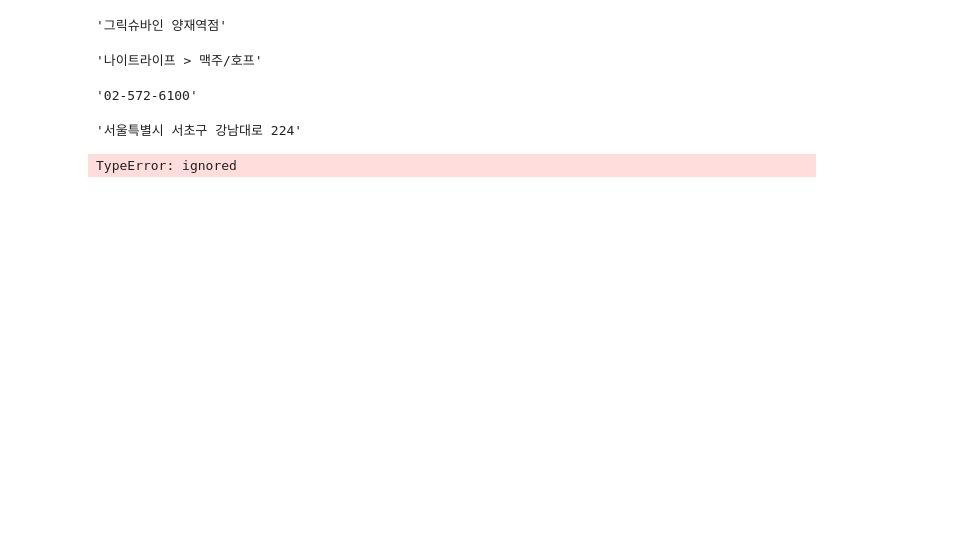
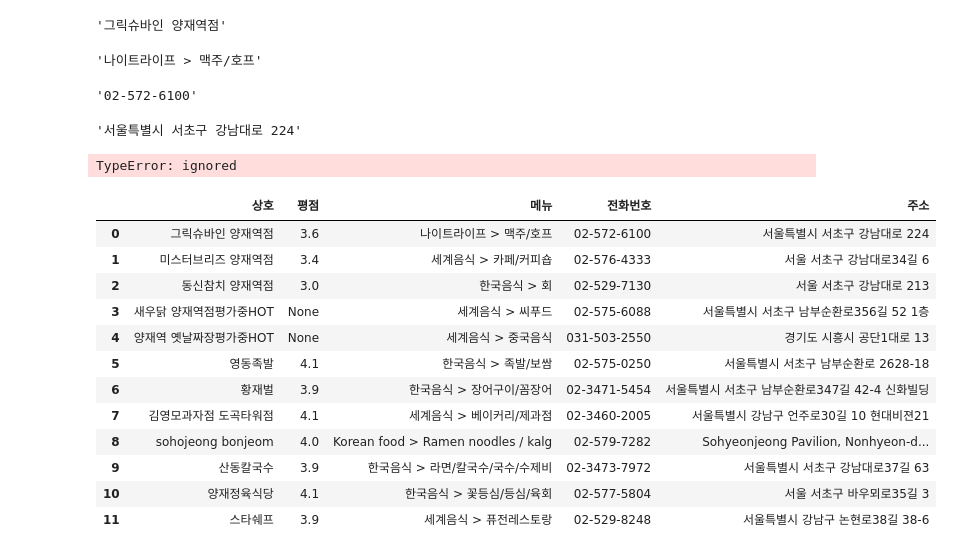
Before and after one commit to rubinkim/DataAnalysis, a Jupyter notebook: 05.Crawling/Web/03_식신.ipynb, the cells around one changed output. Drawn from its saved outputs; the diff is of its cells as text; code cells hidden in the pictures; blank space fills up the shorter version.

```diff
--- a/05.Crawling/Web/03_식신.ipynb
+++ b/05.Crawling/Web/03_식신.ipynb
@@ -44,6 +50,3 @@ score = store.select_one('h3 > strong').string
 score
 # %% [output]
 '3.6'
-# %%
-import re
-pattern = re.compile()
@@ -97,3 +93,43 @@ for li in lis:
     addr_list.append(addr)
 # %% [output]
 TypeError: ignored
+# %%
+name_list, score_list, menu_list, tel_list, addr_list = [], [], [], [], []
+import re
+pattern = r'[0-9]+[\w\.]+$'
+
+for li in lis:
+    href = li.select_one('a')['href']
+    url = base_url + href
+    req = requests.get(url)
+    sub_soup = BeautifulSoup(req.text, 'html.parser')
+    store = sub_soup.select_one('.title')
+    info = store.find('h3').get_text()
+    score = store.select_one('h3 > strong').string
+    name = re.sub(pattern, '', info)
+    menu = sub_soup.select('.store_info p')[1].get_text()
+    tel = sub_soup.select_one('.p_tel p').get_text()
+    addr = sub_soup.select_one('.txt_adr').string
+
+    name_list.append(name)
+    score_list.append(score)
+    menu_list.append(menu)
+    tel_list.append(tel)
+    addr_list.append(addr)
+# %%
+food_df = pd.DataFrame(dict(상호=name_list, 평점=score_list, 메뉴=menu_list, 전화번호=tel_list, 주소=addr_list))
+food_df
+# %% [output]
+|  | 상호 | 평점 | 메뉴 | 전화번호 | 주소 |
+| 0 | 그릭슈바인 양재역점 | 3.6 | 나이트라이프 > 맥주/호프 | 02-572-6100 | 서울특별시 서초구 강남대로 224 |
+| 1 | 미스터브리즈 양재역점 | 3.4 | 세계음식 > 카페/커피숍 | 02-576-4333 | 서울 서초구 강남대로34길 6 |
+| 2 | 동신참치 양재역점 | 3.0 | 한국음식 > 회 | 02-529-7130 | 서울 서초구 강남대로 213 |
+| 3 | 새우닭 양재역점평가중HOT | None | 세계음식 > 씨푸드 | 02-575-6088 | 서울특별시 서초구 남부순환로356길 52 1층 |
+| 4 | 양재역 옛날짜장평가중HOT | None | 세계음식 > 중국음식 | 031-503-2550 | 경기도 시흥시 공단1대로 13 |
+| 5 | 영동족발 | 4.1 | 한국음식 > 족발/보쌈 | 02-575-0250 | 서울특별시 서초구 남부순환로 2628-18 |
+| 6 | 황재벌 | 3.9 | 한국음식 > 장어구이/꼼장어 | 02-3471-5454 | 서울특별시 서초구 남부순환로347길 42-4 신화빌딩 |
+| 7 | 김영모과자점 도곡타워점 | 4.1 | 세계음식 > 베이커리/제과점 | 02-3460-2005 | 서울특별시 강남구 언주로30길 10 현대비젼21 |
+| 8 | sohojeong bonjeom | 4.0 | Korean food > Ramen noodles / kalg | 02-579-7282 | Sohyeonjeong Pavilion, Nonhyeon-d... |
+| 9 | 산동칼국수 | 3.9 | 한국음식 > 라면/칼국수/국수/수제비 | 02-3473-7972 | 서울특별시 서초구 강남대로37길 63 |
+| 10 | 양재정육식당 | 4.1 | 한국음식 > 꽃등심/등심/육회 | 02-577-5804 | 서울 서초구 바우뫼로35길 3 |
+| 11 | 스타쉐프 | 3.9 | 세계음식 > 퓨전레스토랑 | 02-529-8248 | 서울특별시 강남구 논현로38길 38-6 |
```
Also changed, not shown: parts of 7 cells of this notebook.
